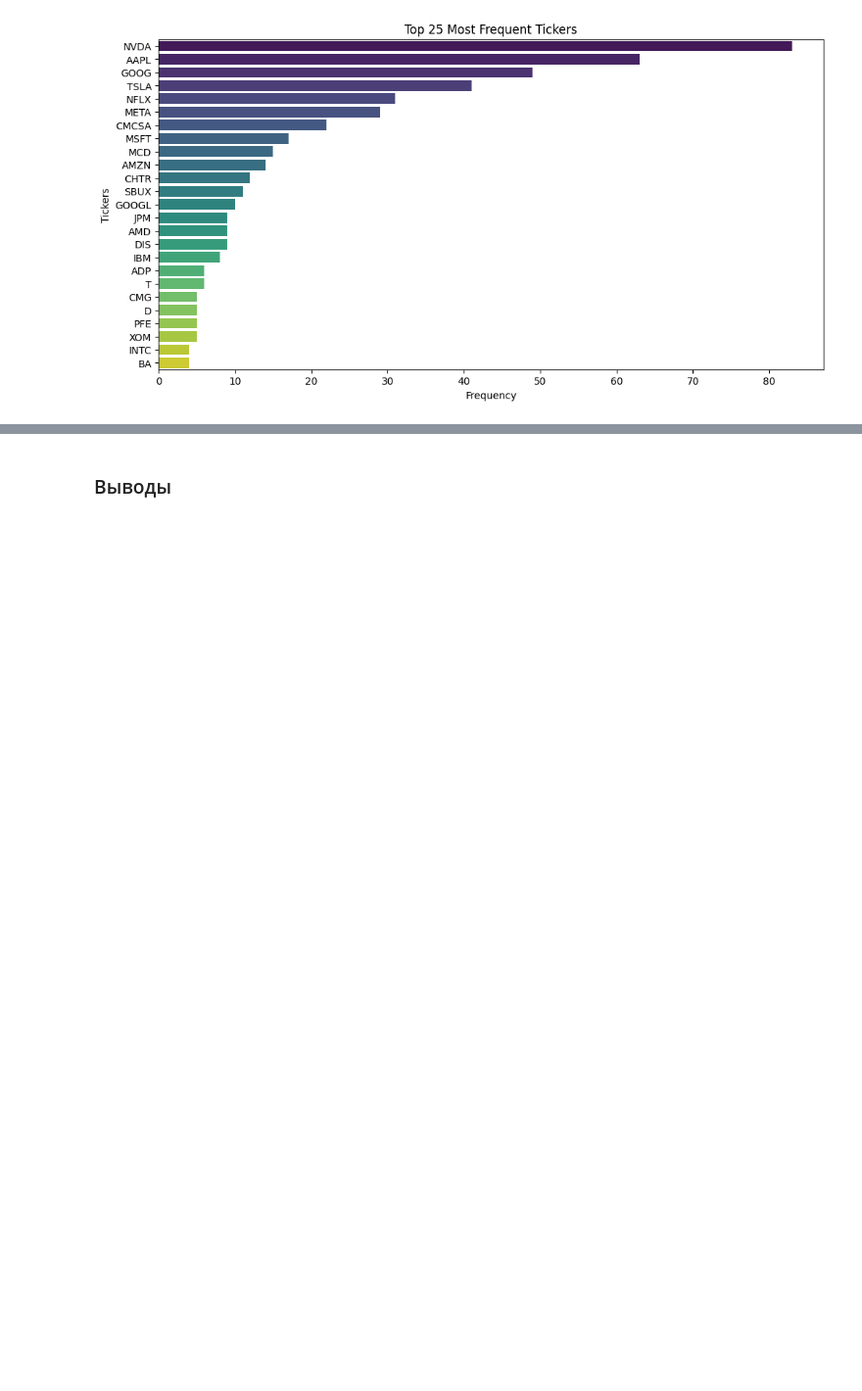
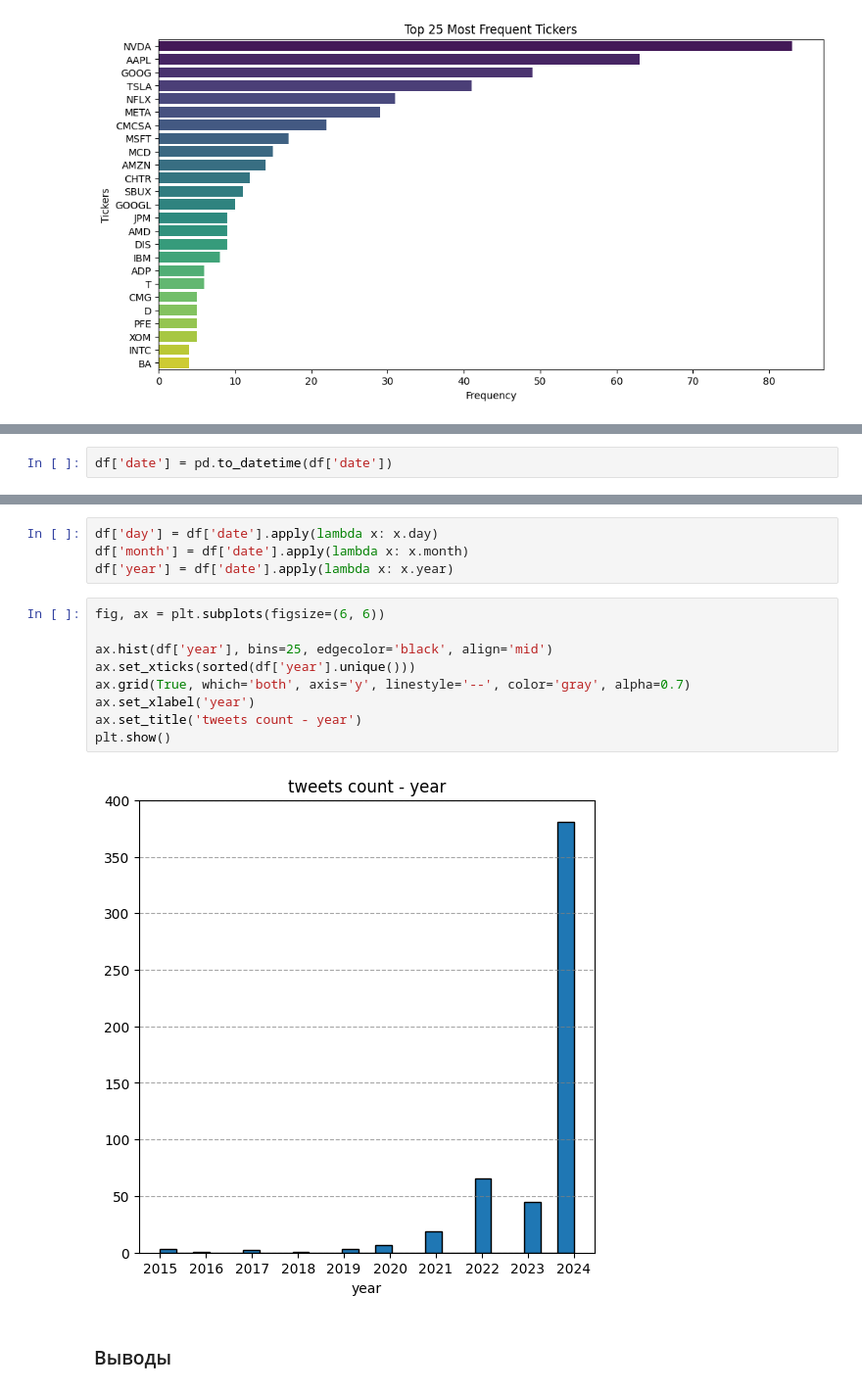
Before and after one commit to vasilyryabtsev/futures-price-prediction, a Jupyter notebook: twitter_parser/infls/inflEDA.ipynb, the cells around one changed output, grey strips where cells are left out. Shown: that part at 98% size. Saved outputs shown, nothing was run; the diff lists cells and outputs as text; blank space fills up the shorter version.

Commit message:
date analysis

```diff
--- a/twitter_parser/infls/inflEDA.ipynb
+++ b/twitter_parser/infls/inflEDA.ipynb
@@ -220,0 +223,2 @@ Passing `palette` without assigning `hue` is deprecated and will be removed in v
+# %%
+df['date'] = pd.to_datetime(df['date'])
@@ -221,3 +229,18 @@ Passing `palette` without assigning `hue` is deprecated and will be removed in v
+# %%
+df['day'] = df['date'].apply(lambda x: x.day)
+df['month'] = df['date'].apply(lambda x: x.month)
+df['year'] = df['date'].apply(lambda x: x.year)
+# %%
+fig, ax = plt.subplots(figsize=(6, 6))
+
+ax.hist(df['year'], bins=25, edgecolor='black', align='mid')
+ax.set_xticks(sorted(df['year'].unique()))
+ax.grid(True, which='both', axis='y', linestyle='--', color='gray', alpha=0.7)
+ax.set_xlabel('year')
+ax.set_title('tweets count - year')
+plt.show()
+# %% [output]
+[figure, added]
 # %% [markdown]
 ### Выводы ###
 # %% [markdown]
```
Also changed, not shown: parts of 3 cells of this notebook.
